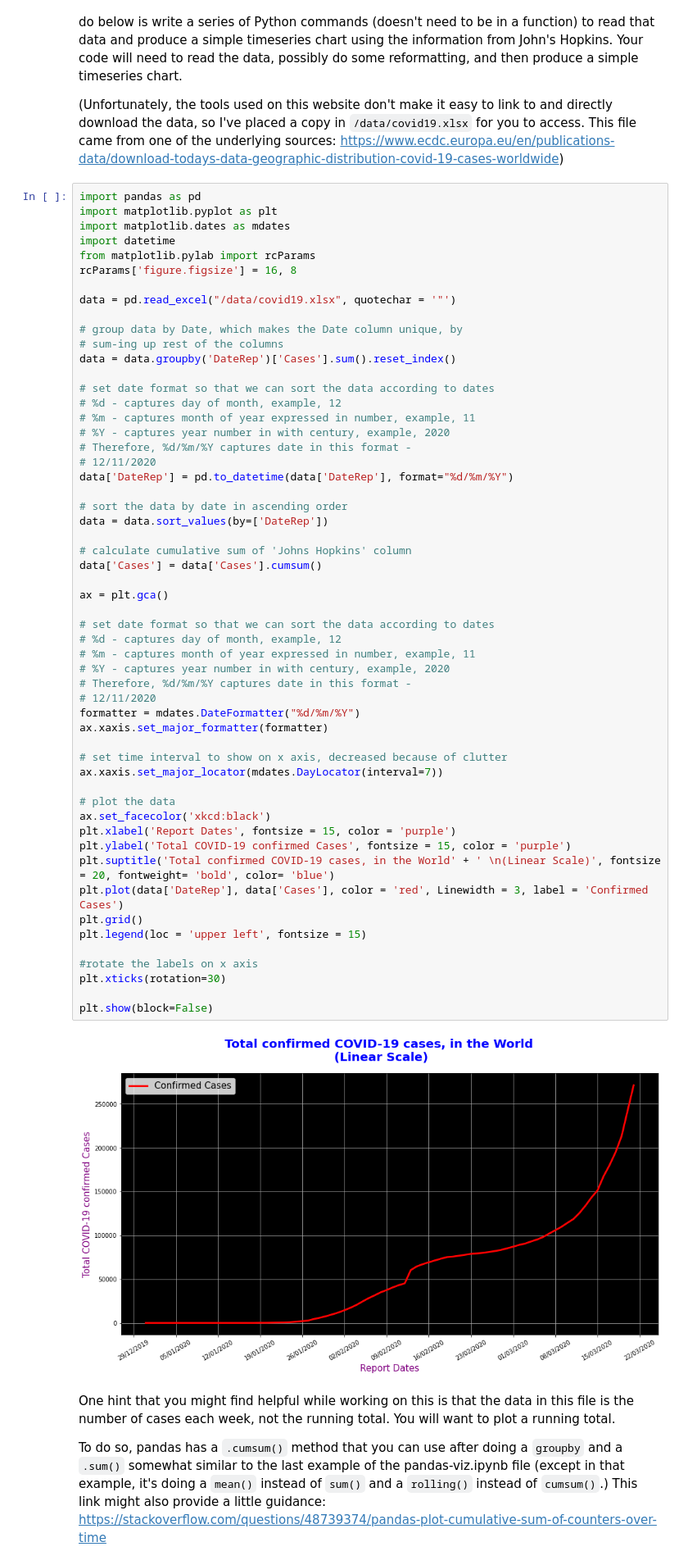
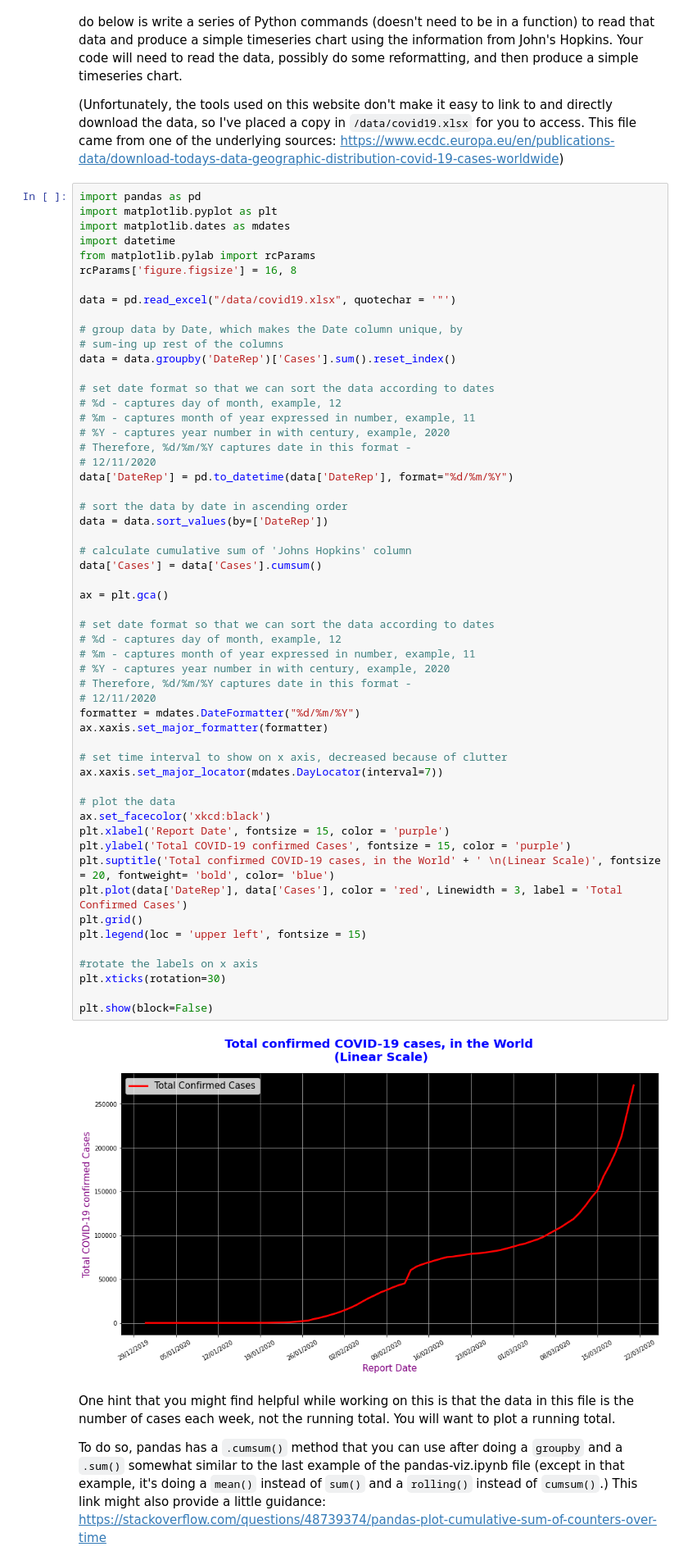
Before and after one commit to sabin1520/hds5210-2020, a Jupyter notebook: week10/week10_assignment.ipynb, the cells around one changed output. Shown: that part at 82% size. Cells and saved outputs as stored; diff of their text form.

```diff
--- a/week10/week10_assignment.ipynb
+++ b/week10/week10_assignment.ipynb
@@ -175,36 +175,36 @@ data = data.sort_values(by=['DateRep'])
 
 # calculate cumulative sum of 'Johns Hopkins' column
 data['Cases'] = data['Cases'].cumsum()
 
 ax = plt.gca()
 
 # set date format so that we can sort the data according to dates
 # %d - captures day of month, example, 12
 # %m - captures month of year expressed in number, example, 11
 # %Y - captures year number in with century, example, 2020
 # Therefore, %d/%m/%Y captures date in this format -
 # 12/11/2020
 formatter = mdates.DateFormatter("%d/%m/%Y")
 ax.xaxis.set_major_formatter(formatter)
 
 # set time interval to show on x axis, decreased because of clutter
 ax.xaxis.set_major_locator(mdates.DayLocator(interval=7))
 
 # plot the data
 ax.set_facecolor('xkcd:black')
-plt.xlabel('Report Dates', fontsize = 15, color = 'purple')
+plt.xlabel('Report Date', fontsize = 15, color = 'purple')
 plt.ylabel('Total COVID-19 confirmed Cases', fontsize = 15, color = 'purple')
 plt.suptitle('Total confirmed COVID-19 cases, in the World' + ' \n(Linear Scale)', fontsize = 20, fontweight= 'bold', color= 'blue')
-plt.plot(data['DateRep'], data['Cases'], color = 'red', Linewidth = 3, label = 'Confirmed Cases')
+plt.plot(data['DateRep'], data['Cases'], color = 'red', Linewidth = 3, label = 'Total Confirmed Cases')
 plt.grid()
 plt.legend(loc = 'upper left', fontsize = 15)
 
 #rotate the labels on x axis
 plt.xticks(rotation=30)
 
 plt.show(block=False)
 # %% [output]
-[figure, old version]
+[figure, new version]
 # %% [markdown]
 One hint that you might find helpful while working on this is that the data in this file is the number of cases each week, not the running total.  You will want to plot a running total.
 
```
Also changed, not shown: 1 other file.
